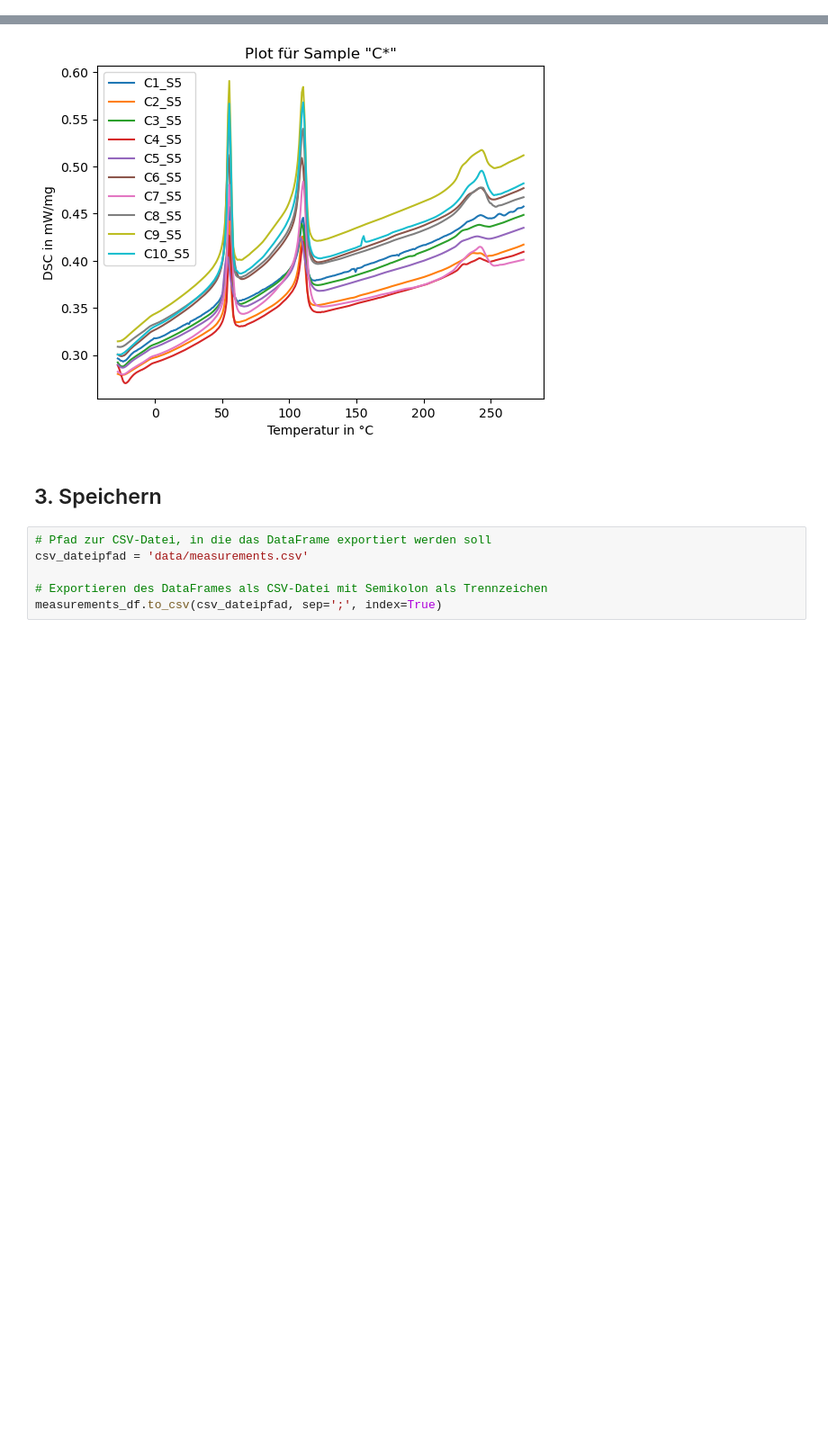
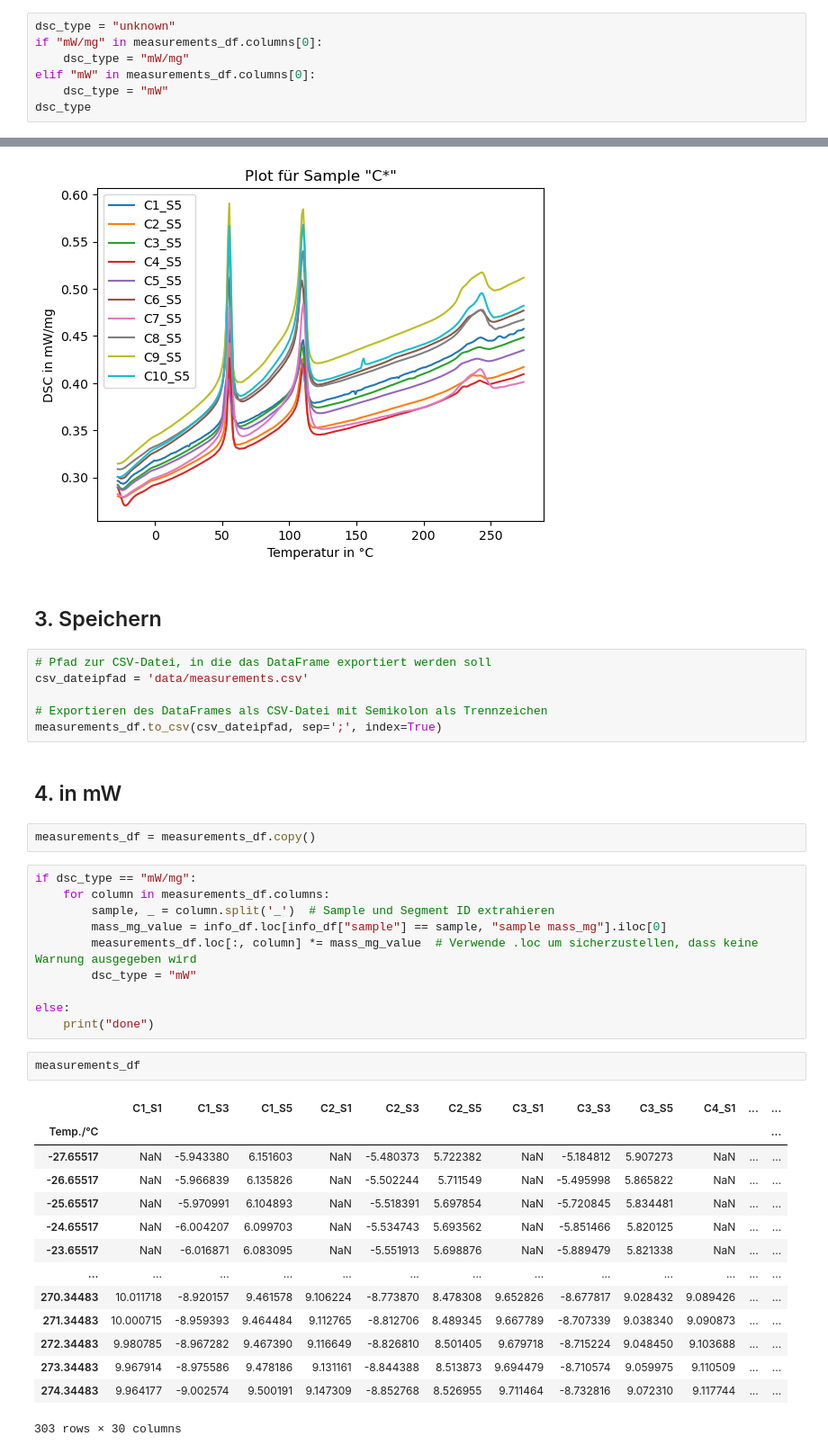
Before and after one commit to konrad-adamski/DSC_Notebooks, a Jupyter notebook: 02_DataPreparation der Messwerte.ipynb, the cells around one changed output, grey strips where cells are left out. Shown: that part at 90% size. Saved outputs shown, nothing was run; the diff lists cells and outputs as text; blank space fills up the shorter version.

```diff
--- a/02_DataPreparation der Messwerte.ipynb
+++ b/02_DataPreparation der Messwerte.ipynb
@@ -40,3 +40,10 @@ measurements_df
 | 298.34483 | 0.48510 | -0.212750 | 0.473250 | 0.44801 | -0.267800 | 0.43023 | ... |
 | 299.34483 | 0.48507 | -0.021384 | 0.473180 | 0.44831 | -0.065092 | 0.43087 | ... |
 353 rows × 30 columns
+# %%
+dsc_type = "unknown"
+if "mW/mg" in measurements_df.columns[0]:
+    dsc_type = "mW/mg"
+elif "mW" in measurements_df.columns[0]:
+    dsc_type = "mW"
+dsc_type
@@ -205,3 +214,34 @@ csv_dateipfad = 'data/measurements.csv'
 
 # Exportieren des DataFrames als CSV-Datei mit Semikolon als Trennzeichen
 measurements_df.to_csv(csv_dateipfad, sep=';', index=True)
+# %% [markdown]
+## 4. in mW
+# %%
+measurements_df = measurements_df.copy()
+# %%
+if dsc_type == "mW/mg":
+    for column in measurements_df.columns:
+        sample, _ = column.split('_')  # Sample und Segment ID extrahieren
+        mass_mg_value = info_df.loc[info_df["sample"] == sample, "sample mass_mg"].iloc[0]
+        measurements_df.loc[:, column] *= mass_mg_value  # Verwende .loc um sicherzustellen, dass keine Warnung ausgegeben wird
+        dsc_type = "mW"
+
+else:
+    print("done")
+# %%
+measurements_df
+# %% [output]
+|  | C1_S1 | C1_S3 | C1_S5 | C2_S1 | C2_S3 | C2_S5 | C3_S1 | C3_S3 | C3_S5 | C4_S1 | ... | ... |
+| Temp./°C |  |  |  |  |  |  |  |  |  |  |  | ... |
+| -27.65517 | NaN | -5.943380 | 6.151603 | NaN | -5.480373 | 5.722382 | NaN | -5.184812 | 5.907273 | NaN | ... | ... |
+| -26.65517 | NaN | -5.966839 | 6.135826 | NaN | -5.502244 | 5.711549 | NaN | -5.495998 | 5.865822 | NaN | ... | ... |
+| -25.65517 | NaN | -5.970991 | 6.104893 | NaN | -5.518391 | 5.697854 | NaN | -5.720845 | 5.834481 | NaN | ... | ... |
+| -24.65517 | NaN | -6.004207 | 6.099703 | NaN | -5.534743 | 5.693562 | NaN | -5.851466 | 5.820125 | NaN | ... | ... |
+| -23.65517 | NaN | -6.016871 | 6.083095 | NaN | -5.551913 | 5.698876 | NaN | -5.889479 | 5.821338 | NaN | ... | ... |
+| ... | ... | ... | ... | ... | ... | ... | ... | ... | ... | ... | ... | ... |
+| 270.34483 | 10.011718 | -8.920157 | 9.461578 | 9.106224 | -8.773870 | 8.478308 | 9.652826 | -8.677817 | 9.028432 | 9.089426 | ... | ... |
+| 271.34483 | 10.000715 | -8.959393 | 9.464484 | 9.112765 | -8.812706 | 8.489345 | 9.667789 | -8.707339 | 9.038340 | 9.090873 | ... | ... |
+| 272.34483 | 9.980785 | -8.967282 | 9.467390 | 9.116649 | -8.826810 | 8.501405 | 9.679718 | -8.715224 | 9.048450 | 9.103688 | ... | ... |
+| 273.34483 | 9.967914 | -8.975586 | 9.478186 | 9.131161 | -8.844388 | 8.513873 | 9.694479 | -8.710574 | 9.059975 | 9.110509 | ... | ... |
+| 274.34483 | 9.964177 | -9.002574 | 9.500191 | 9.147309 | -8.852768 | 8.526955 | 9.711464 | -8.732816 | 9.072310 | 9.117744 | ... | ... |
+303 rows × 30 columns
```
Also changed, not shown: parts of 1 cell of this notebook, 5 other files.
